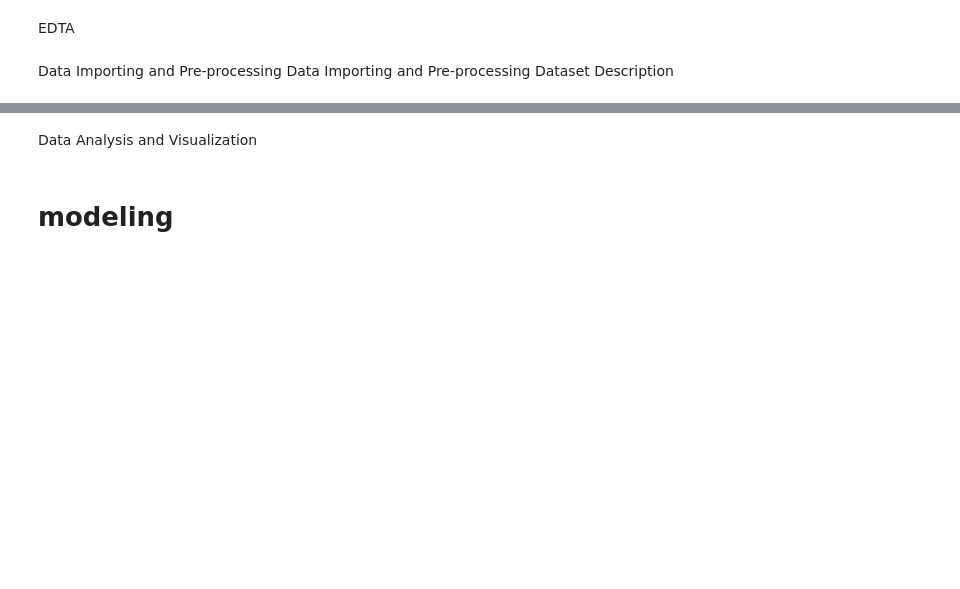
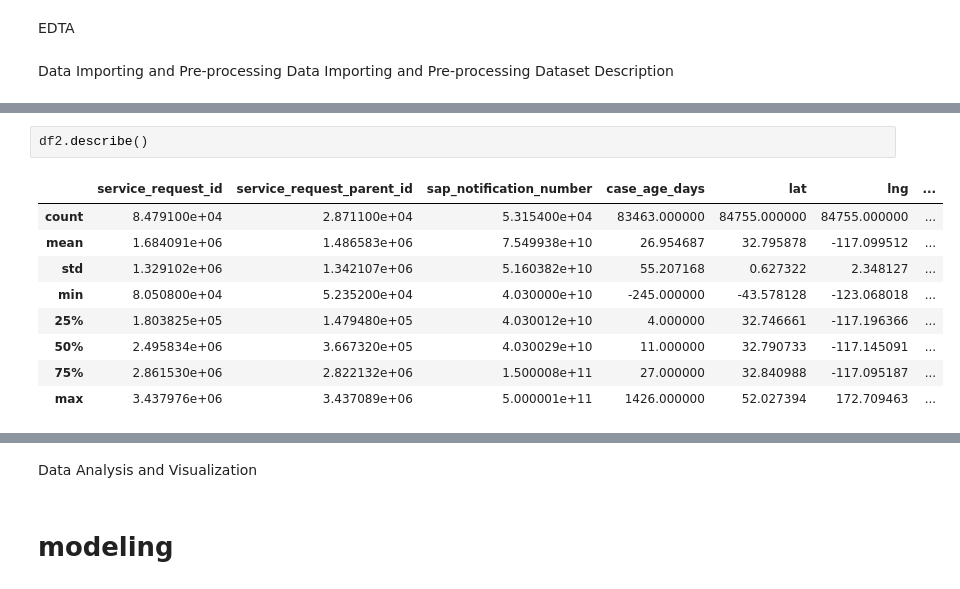
Before and after one commit to ggarcia949/504_final-, a Jupyter notebook: 504_final_.ipynb, the cells around one changed output, grey strips where cells are left out. Saved outputs shown, nothing was run; the diff lists cells and outputs as text; blank space fills up the shorter version.

```diff
--- a/504_final_.ipynb
+++ b/504_final_.ipynb
@@ -18,0 +51,12 @@ Dataset Description
+# %%
+df2.describe()
+# %% [output]
+|  | service_request_id | service_request_parent_id | sap_notification_number | case_age_days | lat | lng | ... |
+| count | 8.479100e+04 | 2.871100e+04 | 5.315400e+04 | 83463.000000 | 84755.000000 | 84755.000000 | ... |
+| mean | 1.684091e+06 | 1.486583e+06 | 7.549938e+10 | 26.954687 | 32.795878 | -117.099512 | ... |
+| std | 1.329102e+06 | 1.342107e+06 | 5.160382e+10 | 55.207168 | 0.627322 | 2.348127 | ... |
+| min | 8.050800e+04 | 5.235200e+04 | 4.030000e+10 | -245.000000 | -43.578128 | -123.068018 | ... |
+| 25% | 1.803825e+05 | 1.479480e+05 | 4.030012e+10 | 4.000000 | 32.746661 | -117.196366 | ... |
+| 50% | 2.495834e+06 | 3.667320e+05 | 4.030029e+10 | 11.000000 | 32.790733 | -117.145091 | ... |
+| 75% | 2.861530e+06 | 2.822132e+06 | 1.500008e+11 | 27.000000 | 32.840988 | -117.095187 | ... |
+| max | 3.437976e+06 | 3.437089e+06 | 5.000001e+11 | 1426.000000 | 52.027394 | 172.709463 | ... |
```
Also changed, not shown: parts of 8 cells of this notebook.
